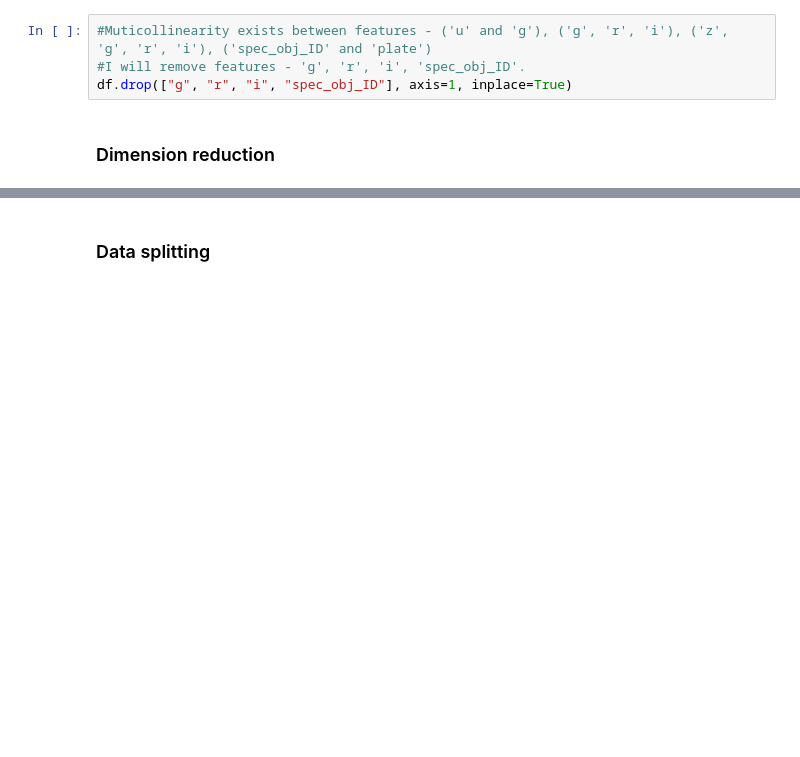
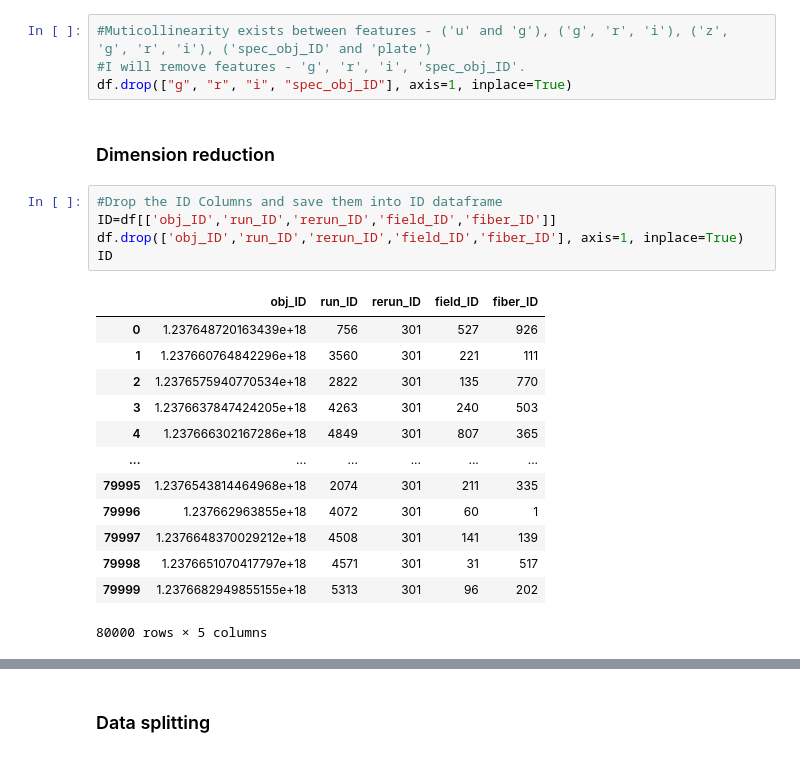
Before and after one commit to MuneraAlRajhi/StellarDatasetML, a Jupyter notebook: Stellar_EDA.ipynb, the cells around one changed output, grey strips where cells are left out. Cells and saved outputs as stored; diff of their text form; blank space fills up the shorter version.

```diff
--- a/Stellar_EDA.ipynb
+++ b/Stellar_EDA.ipynb
@@ -160,3 +160,22 @@ sns.set(rc={'figure.figsize':(15,10)})
 df.drop(["g", "r", "i", "spec_obj_ID"], axis=1, inplace=True)
 # %% [markdown]
 ### Dimension reduction
+# %%
+#Drop the ID Columns and save them into ID dataframe
+ID=df[['obj_ID','run_ID','rerun_ID','field_ID','fiber_ID']]
+df.drop(['obj_ID','run_ID','rerun_ID','field_ID','fiber_ID'], axis=1, inplace=True)
+ID
+# %% [output]
+|  | obj_ID | run_ID | rerun_ID | field_ID | fiber_ID |
+| 0 | 1.237648720163439e+18 | 756 | 301 | 527 | 926 |
+| 1 | 1.237660764842296e+18 | 3560 | 301 | 221 | 111 |
+| 2 | 1.2376575940770534e+18 | 2822 | 301 | 135 | 770 |
+| 3 | 1.2376637847424205e+18 | 4263 | 301 | 240 | 503 |
+| 4 | 1.237666302167286e+18 | 4849 | 301 | 807 | 365 |
+| ... | ... | ... | ... | ... | ... |
+| 79995 | 1.2376543814464968e+18 | 2074 | 301 | 211 | 335 |
+| 79996 | 1.237662963855e+18 | 4072 | 301 | 60 | 1 |
+| 79997 | 1.2376648370029212e+18 | 4508 | 301 | 141 | 139 |
+| 79998 | 1.2376651070417797e+18 | 4571 | 301 | 31 | 517 |
+| 79999 | 1.2376682949855155e+18 | 5313 | 301 | 96 | 202 |
+80000 rows × 5 columns
```
Also changed, not shown: parts of 9 cells of this notebook.
